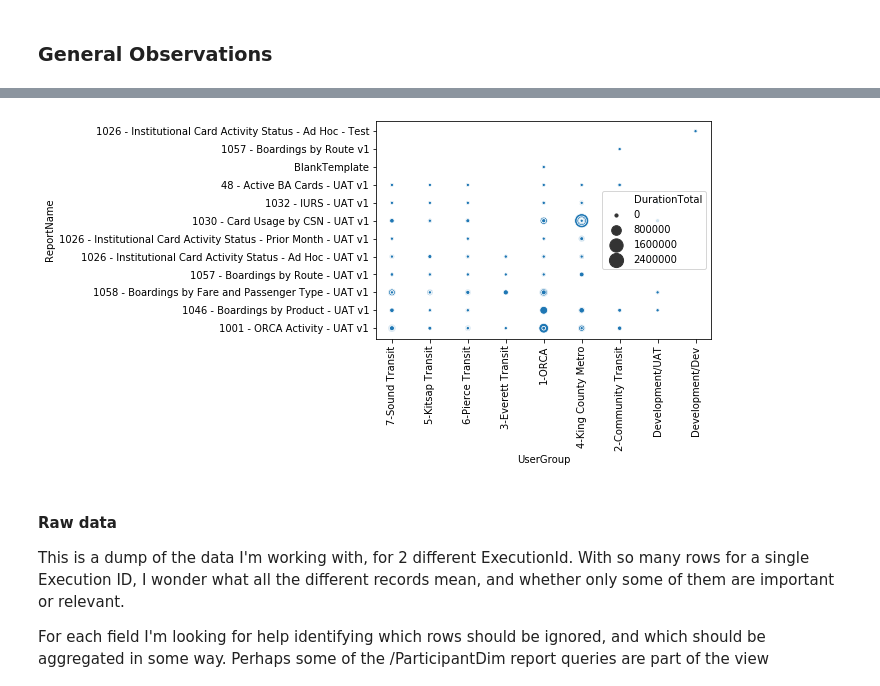
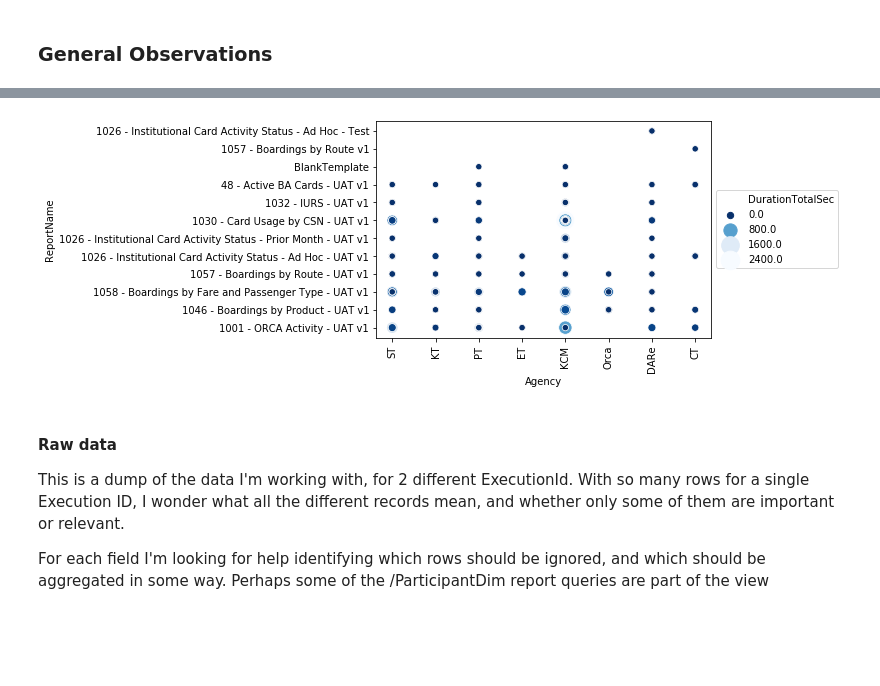
Before and after one commit to themcclure/dare_analytics, a Jupyter notebook: 3 - Exploratory Data Analysis.ipynb, the cells around one changed output, grey strips where cells are left out. Cells and saved outputs as stored; diff of their text form; code cells hidden in the pictures; blank space fills up the shorter version.

```diff
--- a/3 - Exploratory Data Analysis.ipynb
+++ b/3 - Exploratory Data Analysis.ipynb
@@ -161,10 +161,10 @@ Text(0.5, 1.0, 'General Historgrams of the results, on a log10 scale')
 # %%
-ax = sns.scatterplot(x=uat_df['ReportGroup'], y=uat_df['ReportName'], data=uat_df['ReportName'].value_counts(), size=uat_df['DurationTotal'], sizes=(10,200))
+ax = sns.scatterplot(x=uat_df['Agency'], y=uat_df['ReportName'], data=uat_df['ReportName'].value_counts(), size=uat_df['DurationTotalSec'], hue=uat_df['DurationTotalSec'], palette='Blues_r', sizes=(40,350))
 plt.xticks(rotation=90)
+plt.legend(loc='center left', bbox_to_anchor=(1, 0.5))
 plt.show()
-# sns.heatmap(df_slice)
 # %% [output]
-[figure, old version]
+[figure, new version]
 # %% [markdown]
 #### Raw data
 This is a dump of the data I'm working with, for 2 different ExecutionId. With so many rows for a single Execution ID,
```
Also changed, not shown: parts of 13 cells of this notebook, 7 other files.
